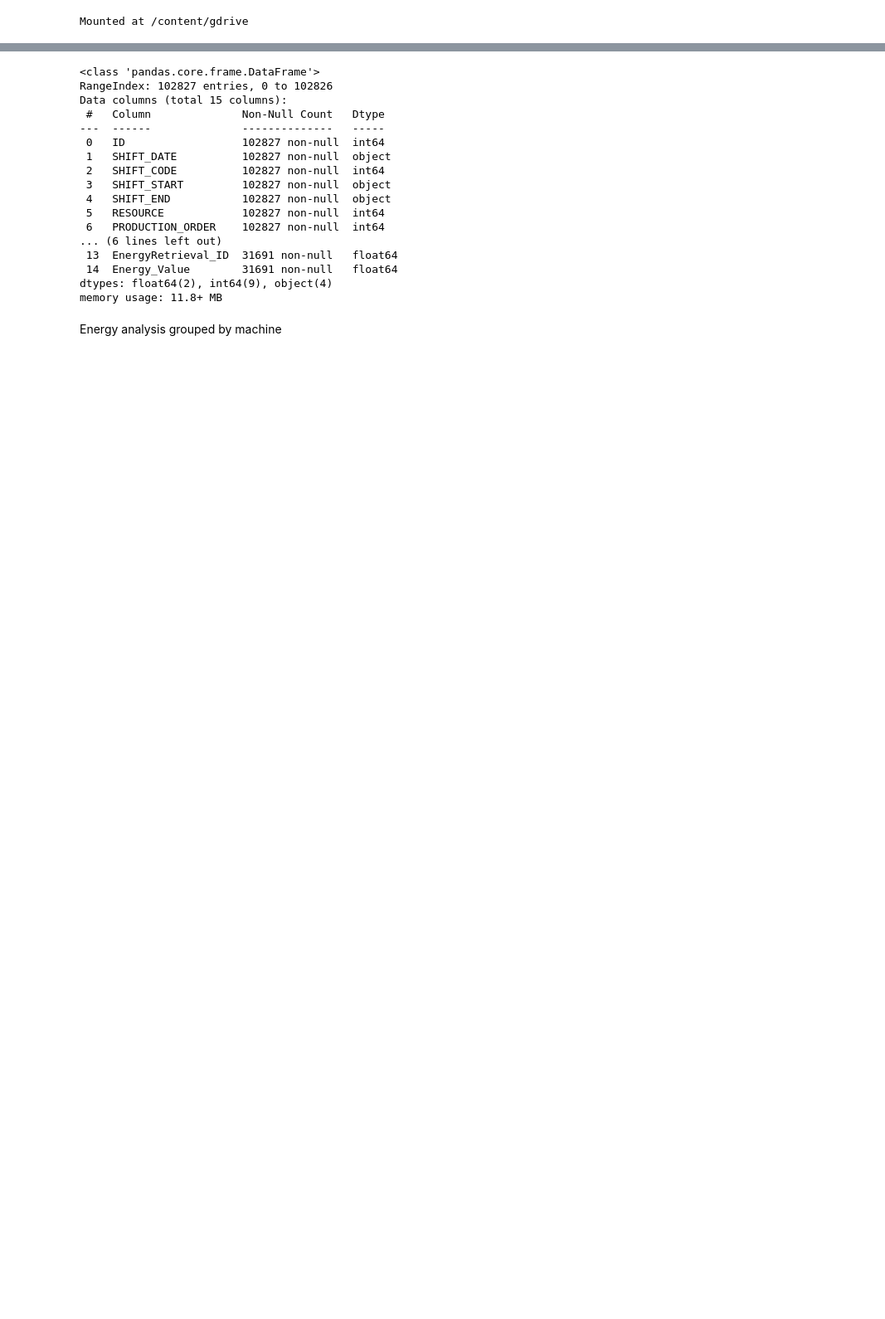
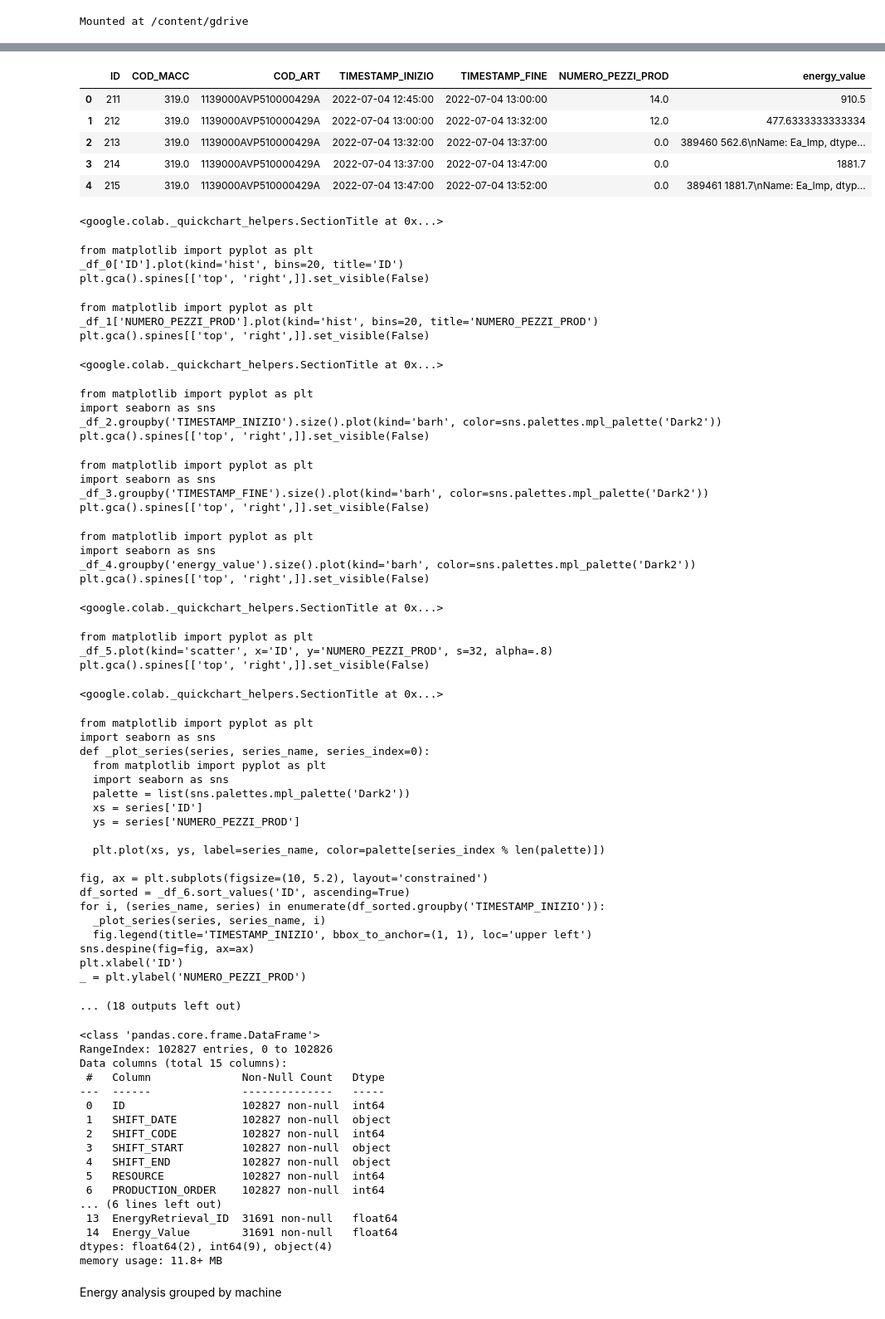
Before and after one commit to Staffilon/KestraDataOrchestrator, a Jupyter notebook: Analysis_and_Exploration/energy_overall_analysis.ipynb, the cells around one changed output, grey strips where cells are left out. Shown at 83% size. Saved outputs shown, nothing was run; the diff lists cells and outputs as text; code cells hidden in the pictures; blank space fills up the shorter version.

```diff
--- a/Analysis_and_Exploration/energy_overall_analysis.ipynb
+++ b/Analysis_and_Exploration/energy_overall_analysis.ipynb
@@ -22,3 +39,57 @@ merged_pieces = pd.read_csv('pieces_energy_merged.csv')
+# %%
+merged_pieces.head()
+# %% [output]
+|  | ID | COD_MACC | COD_ART | TIMESTAMP_INIZIO | TIMESTAMP_FINE | NUMERO_PEZZI_PROD | energy_value |
+| 0 | 211 | 319.0 | 1139000AVP510000429A | 2022-07-04 12:45:00 | 2022-07-04 13:00:00 | 14.0 | 910.5 |
+| 1 | 212 | 319.0 | 1139000AVP510000429A | 2022-07-04 13:00:00 | 2022-07-04 13:32:00 | 12.0 | 477.6333333333334 |
+| 2 | 213 | 319.0 | 1139000AVP510000429A | 2022-07-04 13:32:00 | 2022-07-04 13:37:00 | 0.0 | 389460 562.6\nName: Ea_Imp, dtype... |
+| 3 | 214 | 319.0 | 1139000AVP510000429A | 2022-07-04 13:37:00 | 2022-07-04 13:47:00 | 0.0 | 1881.7 |
+| 4 | 215 | 319.0 | 1139000AVP510000429A | 2022-07-04 13:47:00 | 2022-07-04 13:52:00 | 0.0 | 389461 1881.7\nName: Ea_Imp, dtyp... |
+<google.colab._quickchart_helpers.SectionTitle at 0x...>
+from matplotlib import pyplot as plt
+_df_0['ID'].plot(kind='hist', bins=20, title='ID')
+plt.gca().spines[['top', 'right',]].set_visible(False)
+from matplotlib import pyplot as plt
+_df_1['NUMERO_PEZZI_PROD'].plot(kind='hist', bins=20, title='NUMERO_PEZZI_PROD')
+plt.gca().spines[['top', 'right',]].set_visible(False)
+<google.colab._quickchart_helpers.SectionTitle at 0x...>
+from matplotlib import pyplot as plt
+import seaborn as sns
+_df_2.groupby('TIMESTAMP_INIZIO').size().plot(kind='barh', color=sns.palettes.mpl_palette('Dark2'))
+plt.gca().spines[['top', 'right',]].set_visible(False)
+from matplotlib import pyplot as plt
+import seaborn as sns
+_df_3.groupby('TIMESTAMP_FINE').size().plot(kind='barh', color=sns.palettes.mpl_palette('Dark2'))
+plt.gca().spines[['top', 'right',]].set_visible(False)
+from matplotlib import pyplot as plt
+import seaborn as sns
+_df_4.groupby('energy_value').size().plot(kind='barh', color=sns.palettes.mpl_palette('Dark2'))
+plt.gca().spines[['top', 'right',]].set_visible(False)
+<google.colab._quickchart_helpers.SectionTitle at 0x...>
+from matplotlib import pyplot as plt
+_df_5.plot(kind='scatter', x='ID', y='NUMERO_PEZZI_PROD', s=32, alpha=.8)
+plt.gca().spines[['top', 'right',]].set_visible(False)
+<google.colab._quickchart_helpers.SectionTitle at 0x...>
+from matplotlib import pyplot as plt
+import seaborn as sns
+def _plot_series(series, series_name, series_index=0):
+  from matplotlib import pyplot as plt
+  import seaborn as sns
+  palette = list(sns.palettes.mpl_palette('Dark2'))
+  xs = series['ID']
+  ys = series['NUMERO_PEZZI_PROD']
+
+  plt.plot(xs, ys, label=series_name, color=palette[series_index % len(palette)])
+
+fig, ax = plt.subplots(figsize=(10, 5.2), layout='constrained')
+df_sorted = _df_6.sort_values('ID', ascending=True)
+for i, (series_name, series) in enumerate(df_sorted.groupby('TIMESTAMP_INIZIO')):
+  _plot_series(series, series_name, i)
+  fig.legend(title='TIMESTAMP_INIZIO', bbox_to_anchor=(1, 1), loc='upper left')
+sns.despine(fig=fig, ax=ax)
+plt.xlabel('ID')
+_ = plt.ylabel('NUMERO_PEZZI_PROD')
+... (18 outputs left out)
 # %%
 merged_energy.info()
 # %% [output]
```
Also changed, not shown: parts of 4 cells of this notebook.
